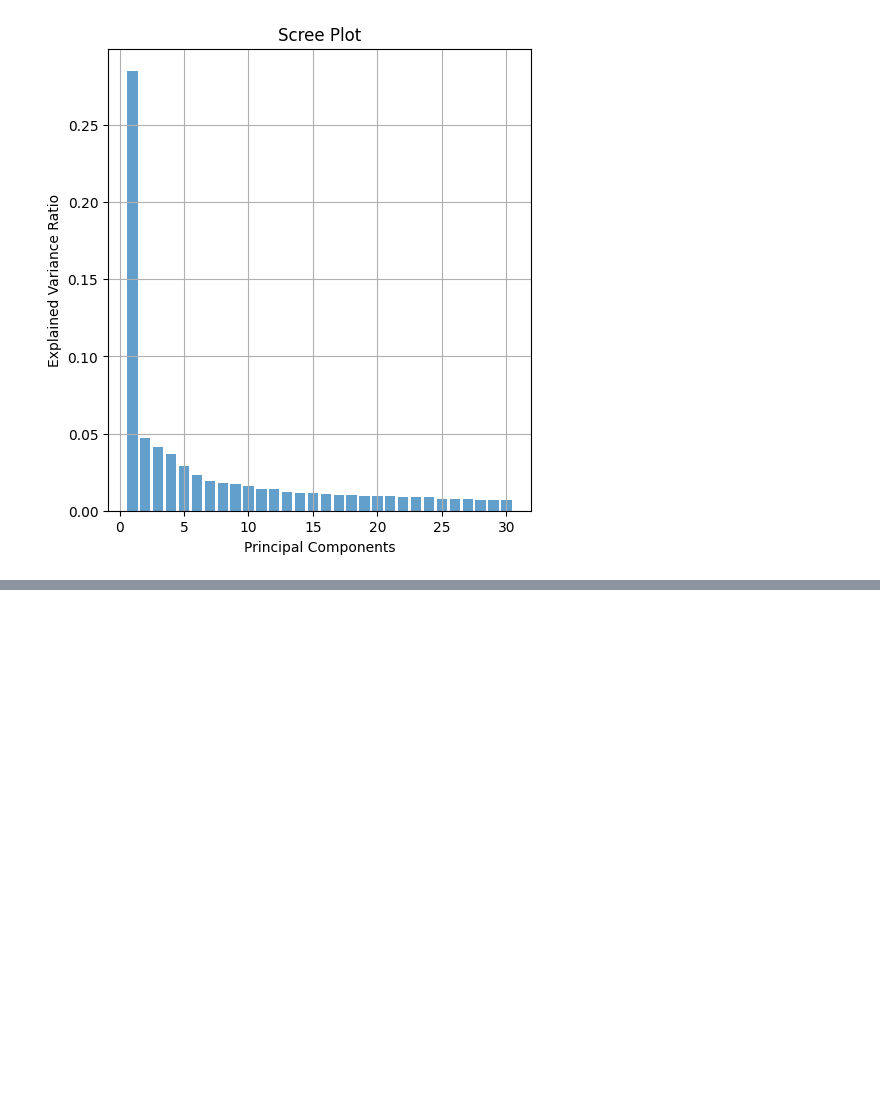
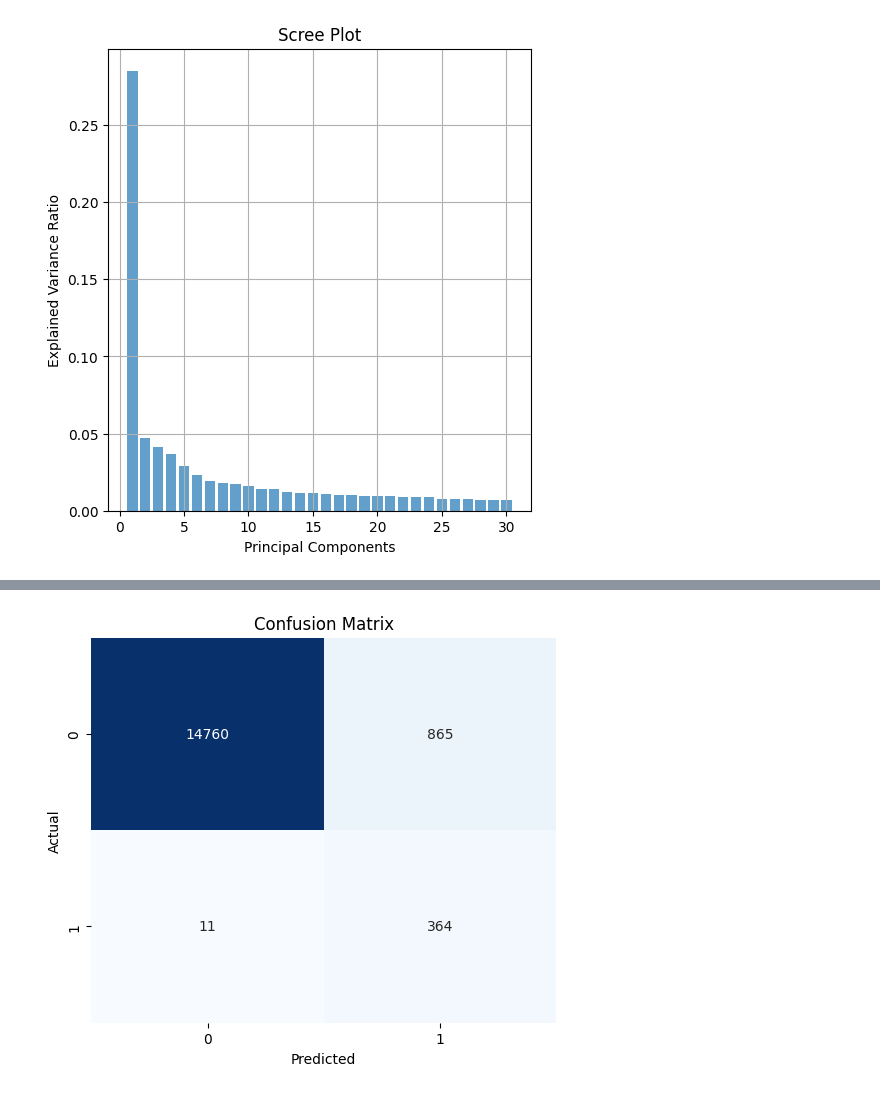
Before and after one commit to deek00x/sonathus_oa, a Jupyter notebook: oa.ipynb, the cells around one changed output, grey strips where cells are left out. Cells and saved outputs as stored; diff of their text form; code cells hidden in the pictures; blank space fills up the shorter version.

```diff
--- a/oa.ipynb
+++ b/oa.ipynb
@@ -143,0 +330,26 @@ plt.grid(True)
+# %%
+COST_FP = 10
+COST_FN = 500
+
+best_threshold = 0.5
+min_cost = float('inf')
+
+thresholds = np.linspace(0, 1, 100)
+
+for threshold in thresholds:
+    y_pred = (y_proba[:, 1] > threshold).astype(int)
+    tn, fp, fn, tp = confusion_matrix(y_test, y_pred).ravel()
+    cost = (fp * COST_FP) + (fn * COST_FN)
+
+    if cost < min_cost:
+        min_cost = cost
+        best_threshold = threshold
+
+print(f"Best threshold: {best_threshold:.4f}")
+print(f"Min cost: {min_cost:.4f}")
+
+# Evaluate at best threshold
+y_pred_final = (y_proba[:, 1] >= best_threshold).astype(int)
+print(y_pred_final.shape, y_test.shape)
+print("\nConfusion Matrix at best threshold:")
+print(confusion_matrix(y_test, y_pred_final))
@@ -143,0 +364,20 @@ plt.grid(True)
+# %%
+import matplotlib.pyplot as plt
+import seaborn as sns
+from sklearn.metrics import confusion_matrix
+
+def plot_confusion_matrix(y_true, y_pred, labels=[0, 1], title="Confusion Matrix"):
+    cm = confusion_matrix(y_true, y_pred, labels=labels)
+
+    plt.figure(figsize=(6, 5))
+    sns.heatmap(cm, annot=True, fmt='d', cmap='Blues',
+                xticklabels=labels, yticklabels=labels, cbar=False)
+    plt.xlabel('Predicted')
+    plt.ylabel('Actual')
+    plt.title(title)
+    plt.show()
+
+# Example usage:
+plot_confusion_matrix(y_test, y_pred_final, labels=[0, 1])
+# %% [output]
+[figure, added]
```
Also changed, not shown: parts of 14 cells of this notebook.
